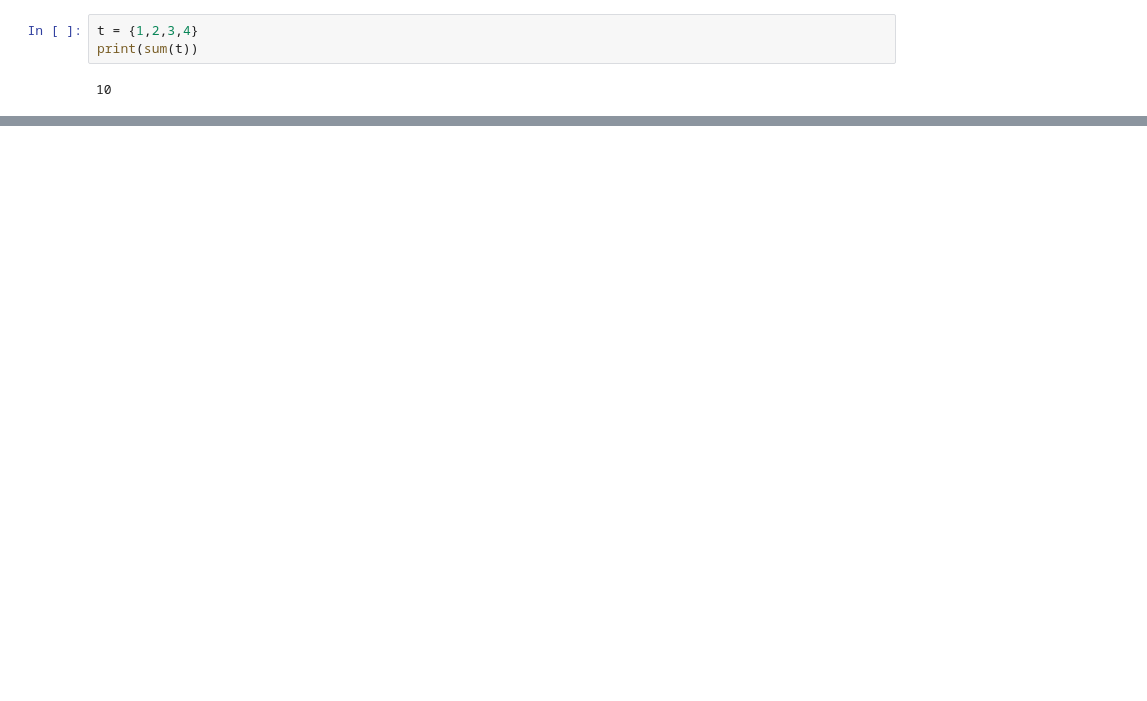
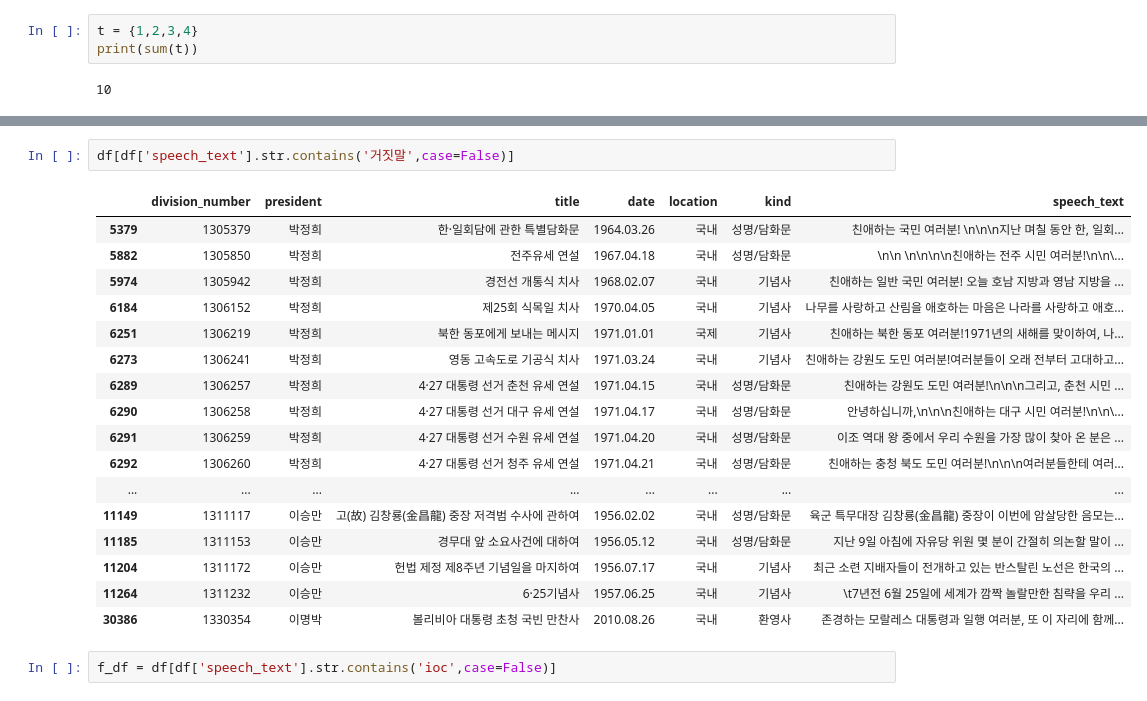
Before and after one commit to stundrg/kang-eda, a Jupyter notebook: notebook/Untitled.ipynb, the cells around one changed output, grey strips where cells are left out. Saved outputs shown, nothing was run; the diff lists cells and outputs as text; blank space fills up the shorter version.

```diff
--- a/notebook/Untitled.ipynb
+++ b/notebook/Untitled.ipynb
@@ -149,0 +250,22 @@ print(sum(t))
+# %%
+df[df['speech_text'].str.contains('거짓말',case=False)]
+# %% [output]
+|  | division_number | president | title | date | location | kind | speech_text |
+| 5379 | 1305379 | 박정희 | 한·일회담에 관한 특별담화문 | 1964.03.26 | 국내 | 성명/담화문 | 친애하는 국민 여러분! \n\n\n지난 며칠 동안 한, 일회... |
+| 5882 | 1305850 | 박정희 | 전주유세 연설 | 1967.04.18 | 국내 | 성명/담화문 | \n\n \n\n\n\n친애하는 전주 시민 여러분!\n\n\... |
+| 5974 | 1305942 | 박정희 | 경전선 개통식 치사 | 1968.02.07 | 국내 | 기념사 | 친애하는 일반 국민 여러분! 오늘 호남 지방과 영남 지방을 ... |
+| 6184 | 1306152 | 박정희 | 제25회 식목일 치사 | 1970.04.05 | 국내 | 기념사 | 나무를 사랑하고 산림을 애호하는 마음은 나라를 사랑하고 애호... |
+| 6251 | 1306219 | 박정희 | 북한 동포에게 보내는 메시지 | 1971.01.01 | 국제 | 기념사 | 친애하는 북한 동포 여러분!1971년의 새해를 맞이하여, 나... |
+| 6273 | 1306241 | 박정희 | 영동 고속도로 기공식 치사 | 1971.03.24 | 국내 | 기념사 | 친애하는 강원도 도민 여러분!여러분들이 오래 전부터 고대하고... |
+| 6289 | 1306257 | 박정희 | 4·27 대통령 선거 춘천 유세 연설 | 1971.04.15 | 국내 | 성명/담화문 | 친애하는 강원도 도민 여러분!\n\n\n그리고, 춘천 시민 ... |
+| 6290 | 1306258 | 박정희 | 4·27 대통령 선거 대구 유세 연설 | 1971.04.17 | 국내 | 성명/담화문 | 안녕하십니까,\n\n\n친애하는 대구 시민 여러분!\n\n\... |
+| 6291 | 1306259 | 박정희 | 4·27 대통령 선거 수원 유세 연설 | 1971.04.20 | 국내 | 성명/담화문 | 이조 역대 왕 중에서 우리 수원을 가장 많이 찾아 온 분은 ... |
+| 6292 | 1306260 | 박정희 | 4·27 대통령 선거 청주 유세 연설 | 1971.04.21 | 국내 | 성명/담화문 | 친애하는 충청 북도 도민 여러분!\n\n\n여러분들한테 여러... |
+| ... | ... | ... | ... | ... | ... | ... | ... |
+| 11149 | 1311117 | 이승만 | 고(故) 김창룡(金昌龍) 중장 저격범 수사에 관하여 | 1956.02.02 | 국내 | 성명/담화문 | 육군 특무대장 김창룡(金昌龍) 중장이 이번에 암살당한 음모는... |
+| 11185 | 1311153 | 이승만 | 경무대 앞 소요사건에 대하여 | 1956.05.12 | 국내 | 성명/담화문 | 지난 9일 아침에 자유당 위원 몇 분이 간절히 의논할 말이 ... |
+| 11204 | 1311172 | 이승만 | 헌법 제정 제8주년 기념일을 마지하여 | 1956.07.17 | 국내 | 기념사 | 최근 소련 지배자들이 전개하고 있는 반스탈린 노선은 한국의 ... |
+| 11264 | 1311232 | 이승만 | 6·25기념사 | 1957.06.25 | 국내 | 기념사 | \t7년전 6월 25일에 세계가 깜짝 놀랄만한 침략을 우리 ... |
+| 30386 | 1330354 | 이명박 | 볼리비아 대통령 초청 국빈 만찬사 | 2010.08.26 | 국내 | 환영사 | 존경하는 모랄레스 대통령과 일행 여러분, 또 이 자리에 함께... |
+# %%
+f_df = df[df['speech_text'].str.contains('ioc',case=False)]
```
Also changed, not shown: parts of 17 cells of this notebook.
